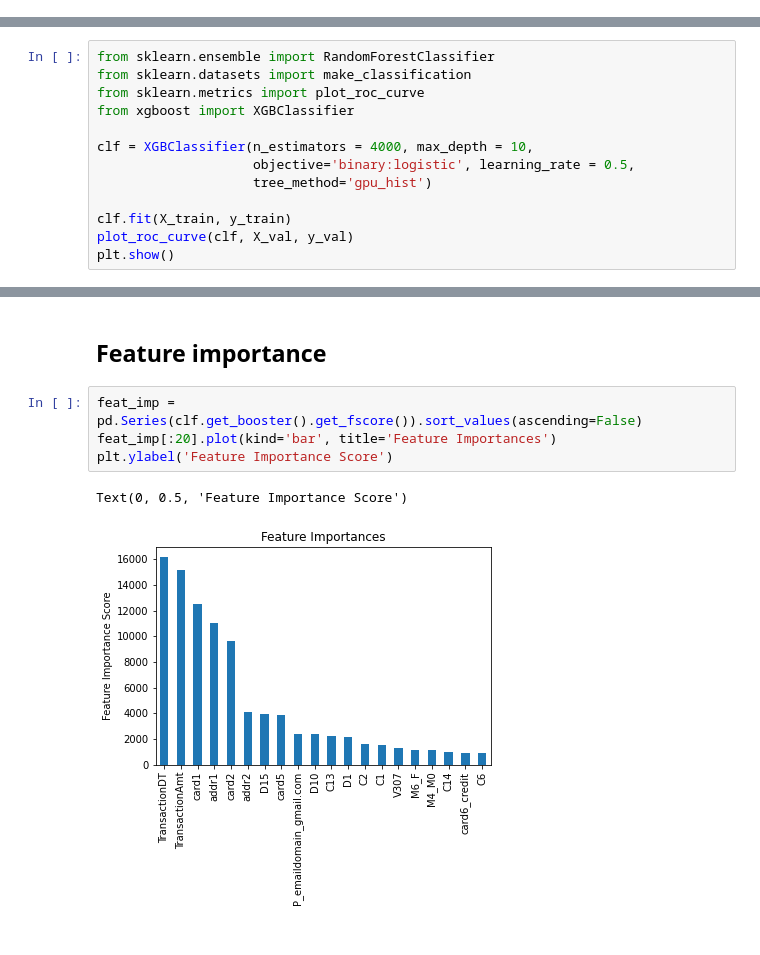
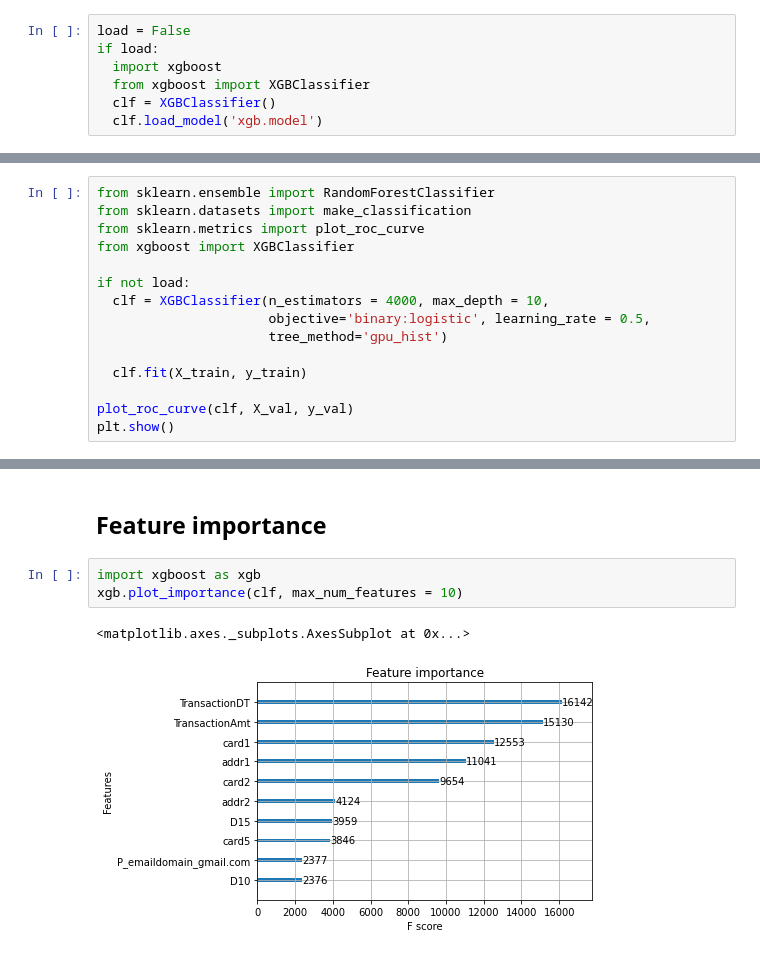
Before and after one commit to alessandrotofani/Tesi_magistrale, a Jupyter notebook: 3_XGBoost.ipynb, the cells around one changed output, grey strips where cells are left out. Cells and saved outputs as stored; diff of their text form.

```diff
--- a/3_XGBoost.ipynb
+++ b/3_XGBoost.ipynb
@@ -115,0 +118,7 @@ gpu_hist method: https://xgboost.readthedocs.io/en/latest/parameter.html#additio
+# %%
+load = False
+if load:
+  import xgboost
+  from xgboost import XGBClassifier
+  clf = XGBClassifier()
+  clf.load_model('xgb.model')
@@ -119,11 +130,13 @@ from sklearn.datasets import make_classification
 from sklearn.metrics import plot_roc_curve
 from xgboost import XGBClassifier
 
-clf = XGBClassifier(n_estimators = 4000, max_depth = 10,
-                    objective='binary:logistic', learning_rate = 0.5,
-                    tree_method='gpu_hist')
+if not load:
+  clf = XGBClassifier(n_estimators = 4000, max_depth = 10,
+                      objective='binary:logistic', learning_rate = 0.5,
+                      tree_method='gpu_hist')
 
-clf.fit(X_train, y_train)
+  clf.fit(X_train, y_train)
+
 plot_roc_curve(clf, X_val, y_val)
 plt.show()
 # %% [output]
@@ -150,10 +167,9 @@ mf.ap_metric(clf, X_val, y_val, proba = True)
 [figure]
 # %% [markdown]
 ## Feature importance
-# %%
-feat_imp = pd.Series(clf.get_booster().get_fscore()).sort_values(ascending=False)
-feat_imp[:20].plot(kind='bar', title='Feature Importances')
-plt.ylabel('Feature Importance Score')
-# %% [output]
-Text(0, 0.5, 'Feature Importance Score')
-[figure, removed]
+# %%
+import xgboost as xgb
+xgb.plot_importance(clf, max_num_features = 10)
+# %% [output]
+<matplotlib.axes._subplots.AxesSubplot at 0x...>
+[figure, added]
```
Also changed, not shown: parts of 6 cells of this notebook.
